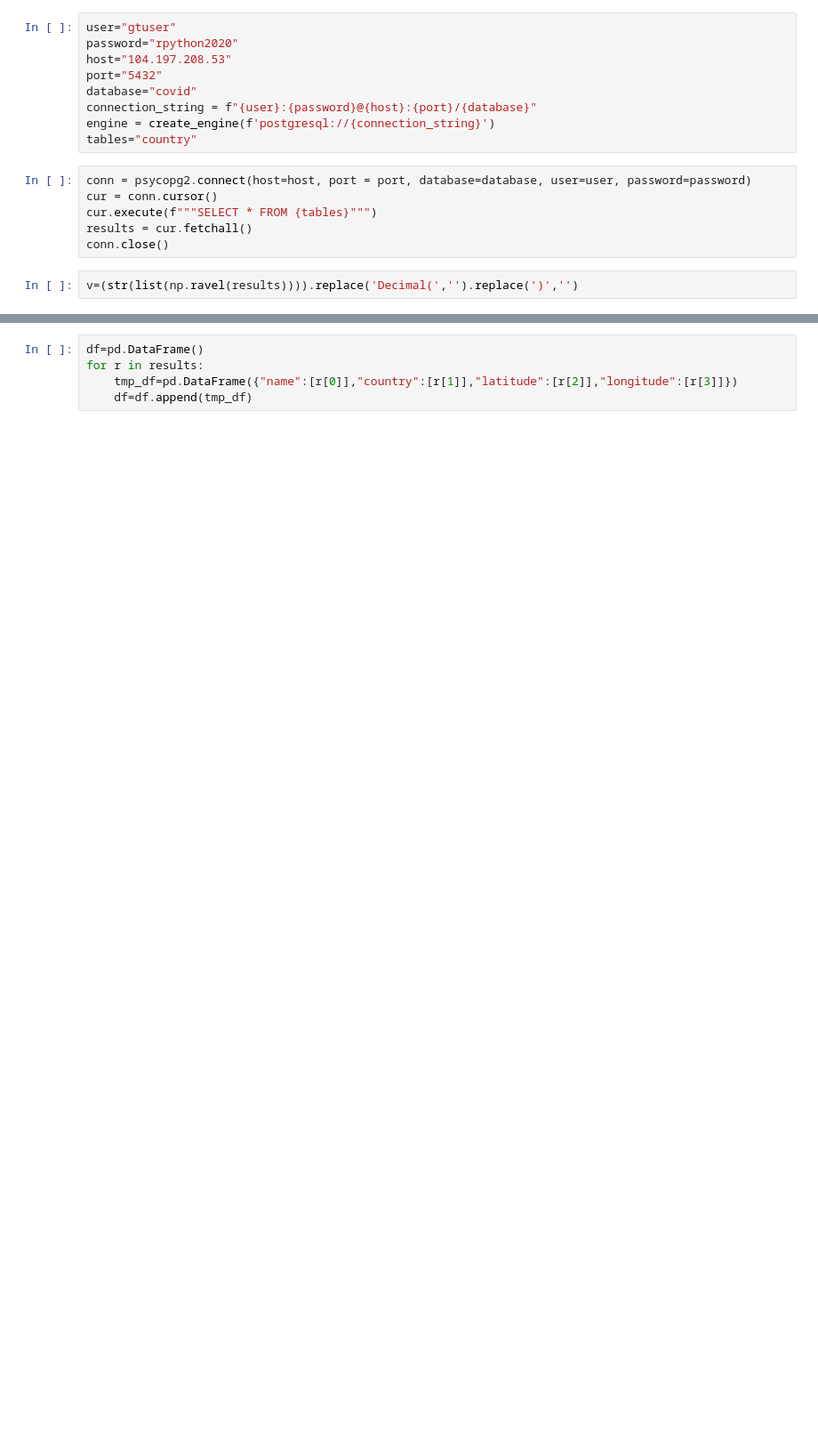
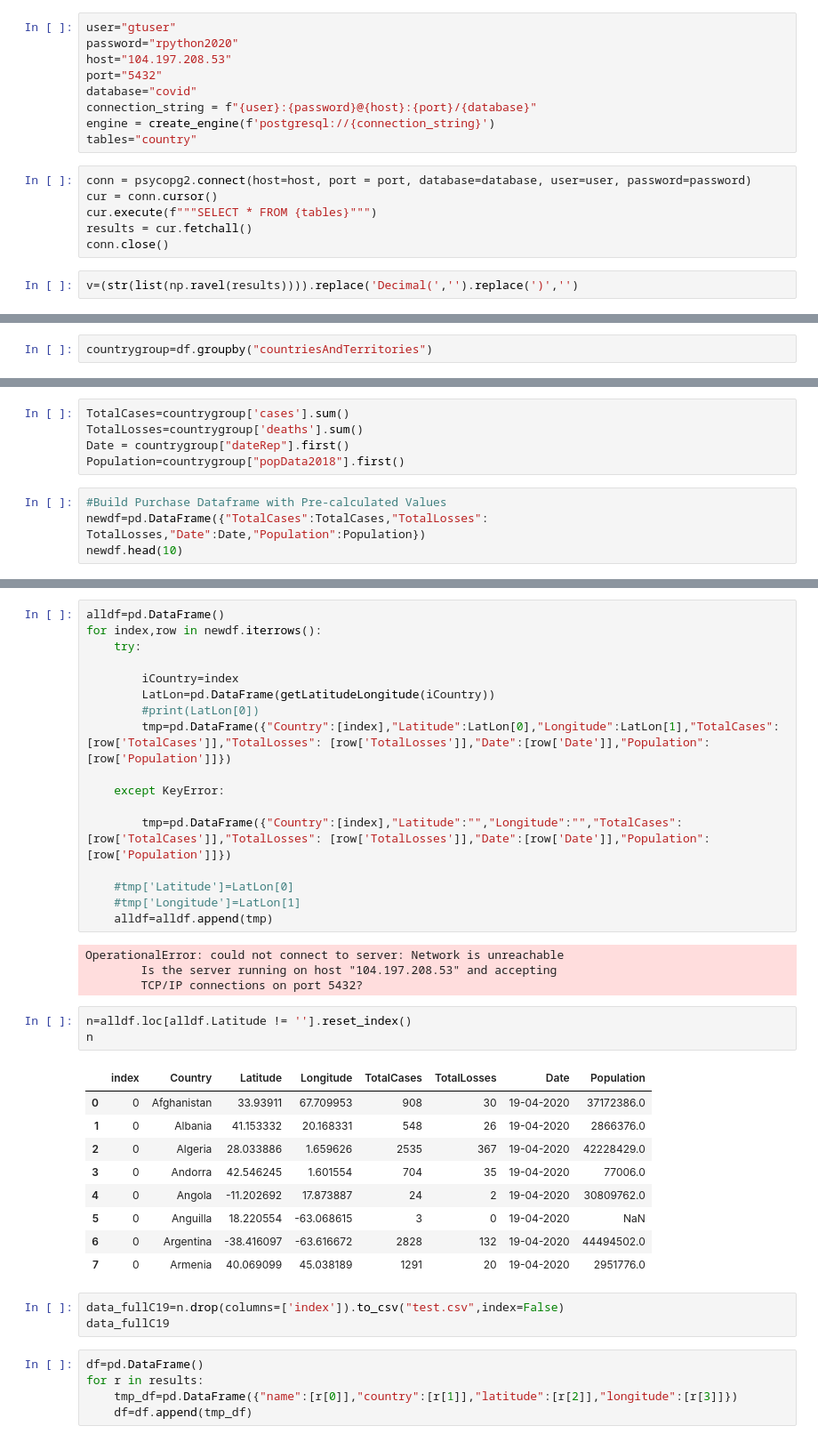
Before and after one commit to ishanku/COVID, a Jupyter notebook: Pandas/SQL Connection.ipynb, the cells around one changed output, grey strips where cells are left out. Shown at 89% size. Drawn from its saved outputs; the diff is of its cells as text; blank space fills up the shorter version.

```diff
--- a/Pandas/SQL Connection.ipynb
+++ b/Pandas/SQL Connection.ipynb
@@ -68,0 +135,2 @@ def convertTuple(tup):
+# %%
+countrygroup=df.groupby("countriesAndTerritories")
@@ -68,0 +153,9 @@ def convertTuple(tup):
+# %%
+TotalCases=countrygroup['cases'].sum()
+TotalLosses=countrygroup['deaths'].sum()
+Date = countrygroup["dateRep"].first()
+Population=countrygroup["popData2018"].first()
+# %%
+#Build Purchase Dataframe with Pre-calculated Values
+newdf=pd.DataFrame({"TotalCases":TotalCases,"TotalLosses": TotalLosses,"Date":Date,"Population":Population})
+newdf.head(10)
@@ -69,3 +175,40 @@ def convertTuple(tup):
+# %%
+alldf=pd.DataFrame()
+for index,row in newdf.iterrows():
+    try:
+
+        iCountry=index
+        LatLon=pd.DataFrame(getLatitudeLongitude(iCountry))
+        #print(LatLon[0])
+        tmp=pd.DataFrame({"Country":[index],"Latitude":LatLon[0],"Longitude":LatLon[1],"TotalCases":[row['TotalCases']],"TotalLosses": [row['TotalLosses']],"Date":[row['Date']],"Population":[row['Population']]})
+
+    except KeyError:
+
+        tmp=pd.DataFrame({"Country":[index],"Latitude":"","Longitude":"","TotalCases":[row['TotalCases']],"TotalLosses": [row['TotalLosses']],"Date":[row['Date']],"Population":[row['Population']]})
+
+    #tmp['Latitude']=LatLon[0]
+    #tmp['Longitude']=LatLon[1]
+    alldf=alldf.append(tmp)
+# %% [output]
+OperationalError: could not connect to server: Network is unreachable
+        Is the server running on host "104.197.208.53" and accepting
+        TCP/IP connections on port 5432?
+# %%
+n=alldf.loc[alldf.Latitude != ''].reset_index()
+n
+# %% [output]
+|  | index | Country | Latitude | Longitude | TotalCases | TotalLosses | Date | Population |
+| 0 | 0 | Afghanistan | 33.93911 | 67.709953 | 908 | 30 | 19-04-2020 | 37172386.0 |
+| 1 | 0 | Albania | 41.153332 | 20.168331 | 548 | 26 | 19-04-2020 | 2866376.0 |
+| 2 | 0 | Algeria | 28.033886 | 1.659626 | 2535 | 367 | 19-04-2020 | 42228429.0 |
+| 3 | 0 | Andorra | 42.546245 | 1.601554 | 704 | 35 | 19-04-2020 | 77006.0 |
+| 4 | 0 | Angola | -11.202692 | 17.873887 | 24 | 2 | 19-04-2020 | 30809762.0 |
+| 5 | 0 | Anguilla | 18.220554 | -63.068615 | 3 | 0 | 19-04-2020 | NaN |
+| 6 | 0 | Argentina | -38.416097 | -63.616672 | 2828 | 132 | 19-04-2020 | 44494502.0 |
+| 7 | 0 | Armenia | 40.069099 | 45.038189 | 1291 | 20 | 19-04-2020 | 2951776.0 |
+# %%
+data_fullC19=n.drop(columns=['index']).to_csv("test.csv",index=False)
+data_fullC19
 # %%
 df=pd.DataFrame()
 for r in results:
```
Also changed, not shown: parts of 20 cells of this notebook, 11 other files.
